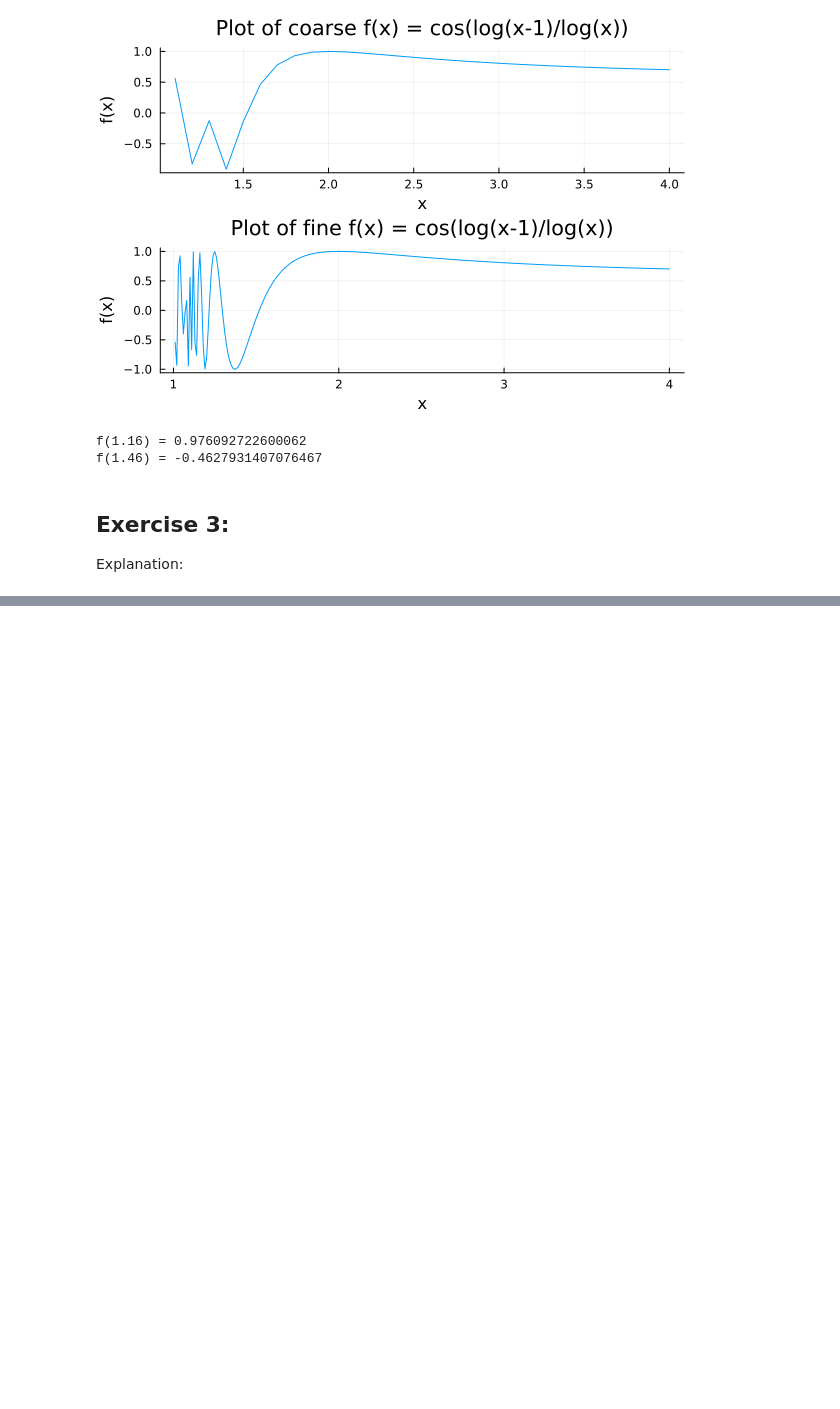
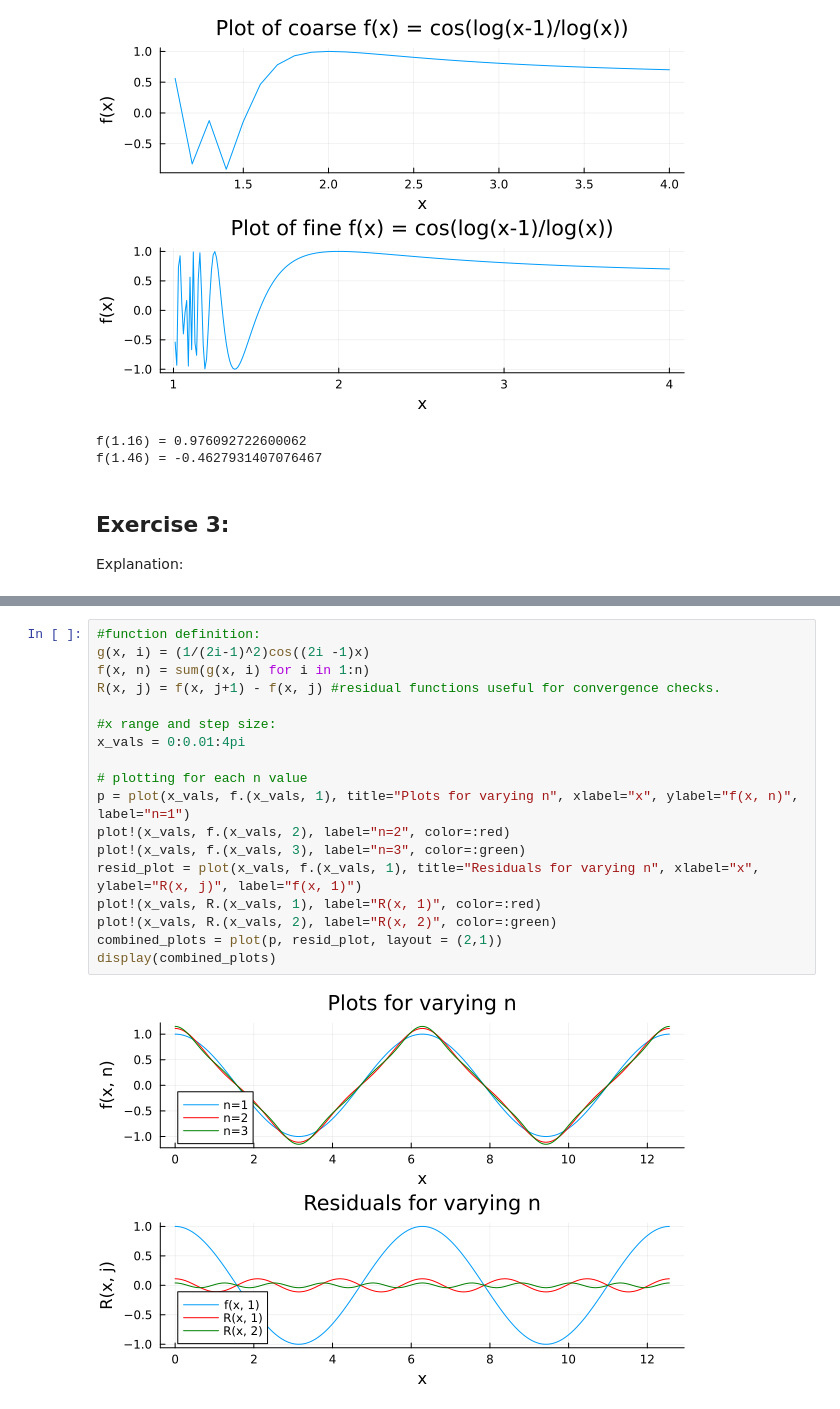
Before and after one commit to Krishk1223/PHYS6017-labs, a Jupyter notebook: week 1/labs 2/plotting.ipynb, the cells around one changed output, grey strips where cells are left out. Saved outputs shown, nothing was run; the diff lists cells and outputs as text; blank space fills up the shorter version.

```diff
--- a/week 1/labs 2/plotting.ipynb
+++ b/week 1/labs 2/plotting.ipynb
@@ -236,0 +245,20 @@ f(1.56) = -0.05645692943426017
+# %%
+#function definition:
+g(x, i) = (1/(2i-1)^2)cos((2i -1)x)
+f(x, n) = sum(g(x, i) for i in 1:n)
+R(x, j) = f(x, j+1) - f(x, j) #residual functions useful for convergence checks.
+
+#x range and step size:
+x_vals = 0:0.01:4pi
+
+# plotting for each n value
+p = plot(x_vals, f.(x_vals, 1), title="Plots for varying n", xlabel="x", ylabel="f(x, n)", label="n=1")
+plot!(x_vals, f.(x_vals, 2), label="n=2", color=:red)
+plot!(x_vals, f.(x_vals, 3), label="n=3", color=:green)
+resid_plot = plot(x_vals, f.(x_vals, 1), title="Residuals for varying n", xlabel="x", ylabel="R(x, j)", label="f(x, 1)")
+plot!(x_vals, R.(x_vals, 1), label="R(x, 1)", color=:red)
+plot!(x_vals, R.(x_vals, 2), label="R(x, 2)", color=:green)
+combined_plots = plot(p, resid_plot, layout = (2,1))
+display(combined_plots)
+# %% [output]
+[figure, added]
```
Also changed, not shown: parts of 2 cells of this notebook.
